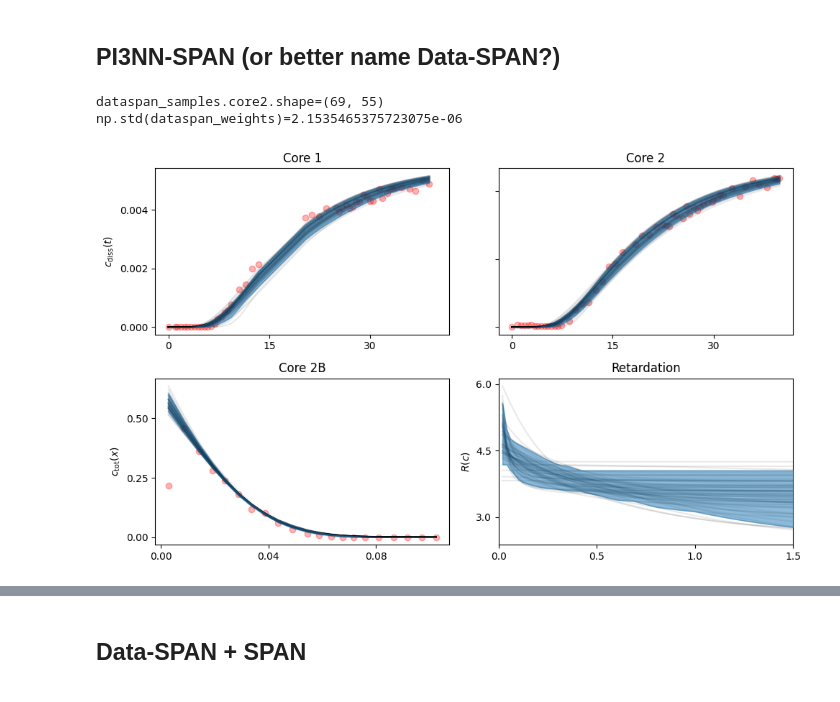
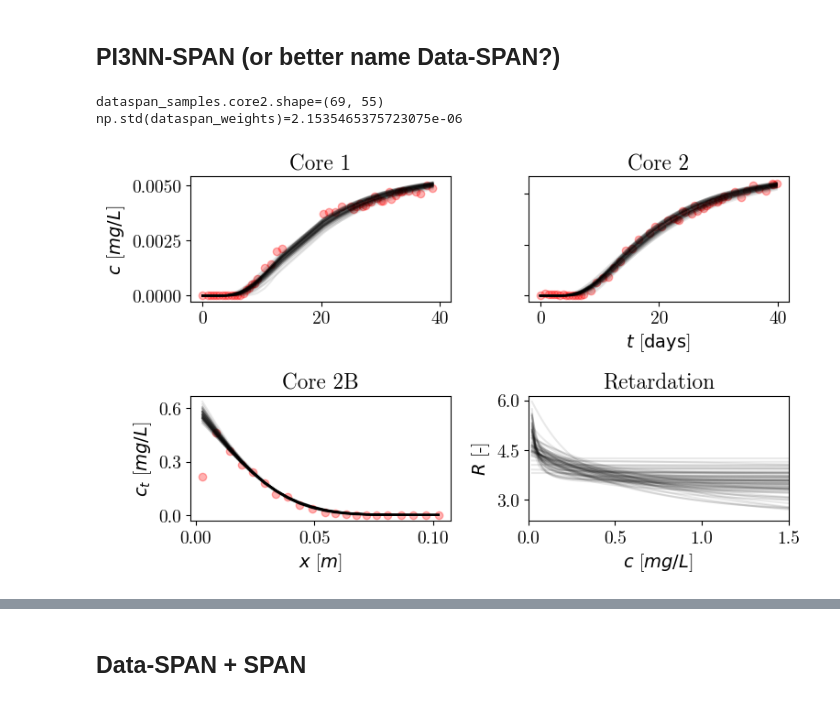
Before and after one commit to RiccardoFrenner/finn-nnpie, a Jupyter notebook: news/news_29102024.ipynb, the cells around one changed output, grey strips where cells are left out. Saved outputs shown, nothing was run; the diff lists cells and outputs as text; code cells hidden in the pictures.

```diff
--- a/news/news_29102024.ipynb
+++ b/news/news_29102024.ipynb
@@ -305,47 +290,47 @@ axs[2].scatter(*lib.load_exp_data_numpy("Core 2B"), color="red", alpha=0.3)
 # weighting =========================
 dataspan_weights = nll_estimation.compute_hist_weights(
     core2_data[1],
     dataspan_samples.core2,
     sigma=DATA_SIGMA,
 )
 print(f"{np.std(dataspan_weights)=}")
 
 dataspan_core1_PI_90 = get_weighted_interval(
     dataspan_samples.core1, 0.9, weights=dataspan_weights
 )
 dataspan_core2_PI_90 = get_weighted_interval(
     dataspan_samples.core2, 0.9, weights=dataspan_weights
 )
 dataspan_core2b_PI_90 = get_weighted_interval(
     dataspan_samples.core2b, 0.9, weights=dataspan_weights
 )
 dataspan_ret_PI_90 = get_weighted_interval(
     dataspan_samples.ret_y, 0.9, weights=dataspan_weights
 )
 
 
-axs[0].fill_between(
-    core1_data[0], *dataspan_core1_PI_90, color="C0", alpha=0.5, zorder=100
-)
-axs[1].fill_between(
-    core2_data[0], *dataspan_core2_PI_90, color="C0", alpha=0.5, zorder=100
-)
-axs[2].fill_between(
-    core2b_data[0], *dataspan_core2b_PI_90, color="C0", alpha=0.5, zorder=100
-)
-axs[3].fill_between(
-    dataspan_samples.ret_x, *dataspan_ret_PI_90, color="C0", alpha=0.5, zorder=100
-)
+# axs[0].fill_between(
+#     core1_data[0], *dataspan_core1_PI_90, color="C0", alpha=0.5, zorder=100
+# )
+# axs[1].fill_between(
+#     core2_data[0], *dataspan_core2_PI_90, color="C0", alpha=0.5, zorder=100
+# )
+# axs[2].fill_between(
+#     core2b_data[0], *dataspan_core2b_PI_90, color="C0", alpha=0.5, zorder=100
+# )
+# axs[3].fill_between(
+#     dataspan_samples.ret_x, *dataspan_ret_PI_90, color="C0", alpha=0.5, zorder=100
+# )
 # ===================================
 
 
 plt.tight_layout()
-fig.savefig("../paper/figs/finn_dataspan_samples.png")
+plotting.savefig(fig, "../paper/figs/finn_dataspan_samples")
 plt.show()
 # %% [output]
 dataspan_samples.core2.shape=(69, 55)
 np.std(dataspan_weights)=2.1535465375723075e-06
-[figure, old version]
+[figure, new version]
 # %%
 fig, axs = plt.subplots(nrows=3, figsize=(16, 9), sharex=True)
 axs[0].set_ylabel("Unweighted Core 2")
```
Also changed, not shown: parts of 19 cells of this notebook, 40 other files.
